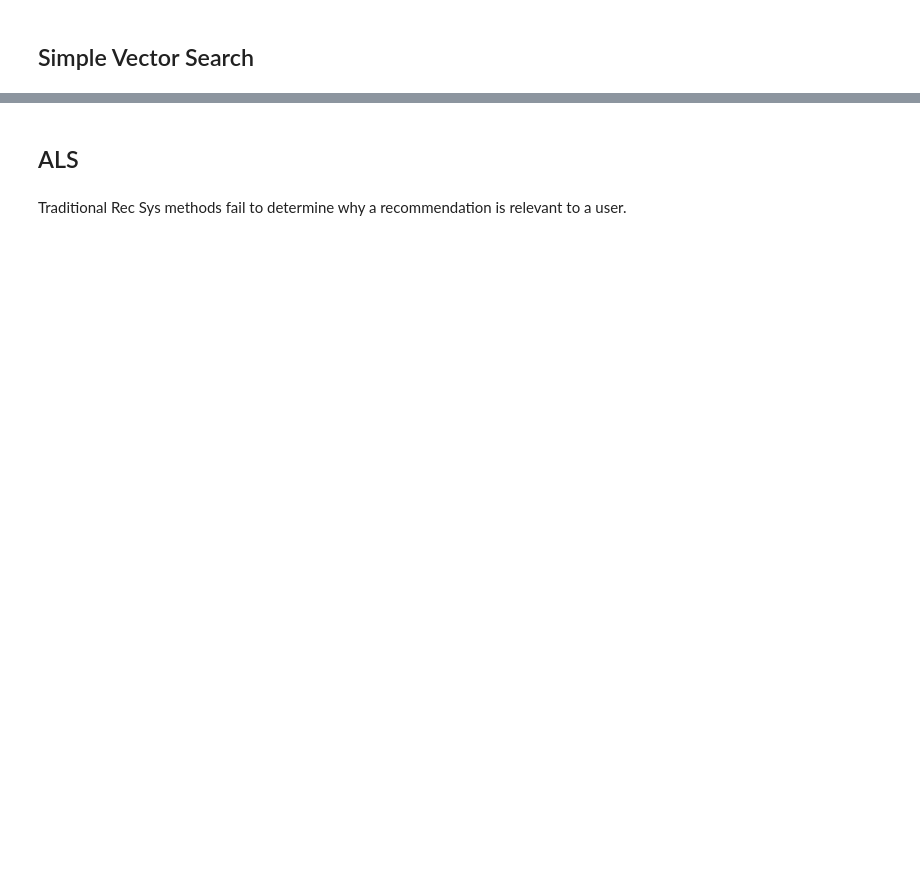
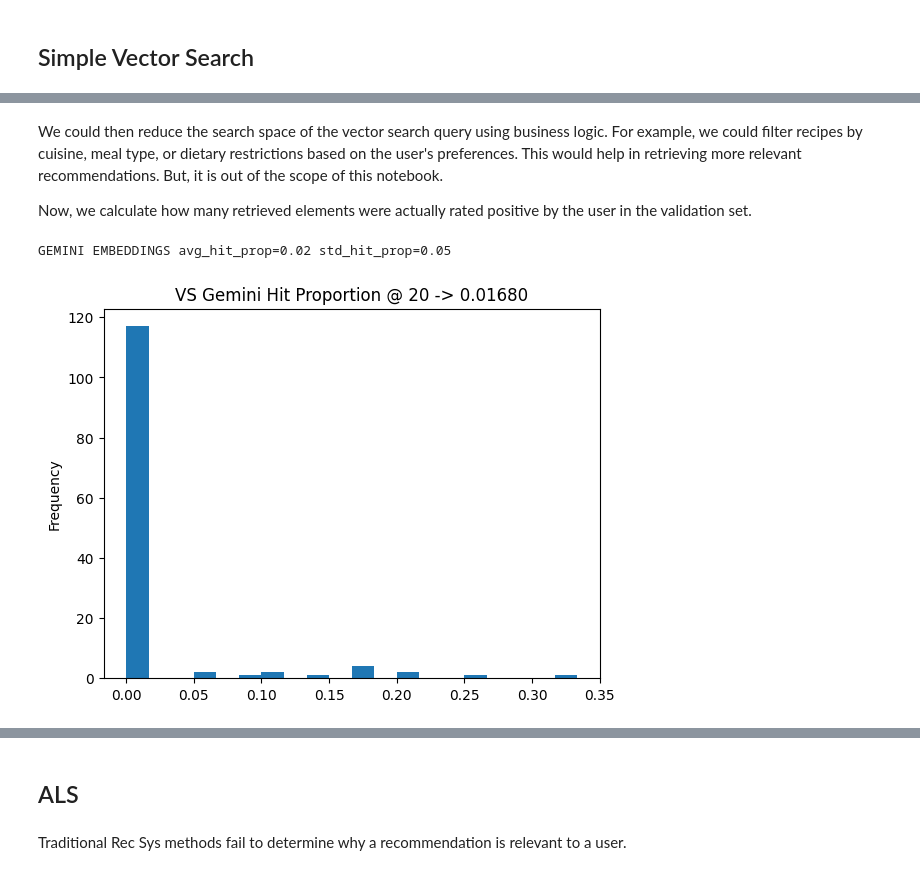
Before and after one commit to jeremy-jmc/kaggle-bigquery-hackaton-2025, a Jupyter notebook: deliverable.ipynb, the cells around one changed output, grey strips where cells are left out. Saved outputs shown, nothing was run; the diff lists cells and outputs as text; code cells hidden in the pictures; blank space fills up the shorter version.

```diff
--- a/deliverable.ipynb
+++ b/deliverable.ipynb
@@ -898,0 +893,4 @@ We could then reduce the search space of the vector search query using business
+# %%
+TOP_K = 20
+N_NEIGHBORS = 20
+PLOT = True
@@ -904,0 +970,12 @@ This semantic search approach address in certain way the cold-start problem, as
+# %%
+matches_vs = client.query_and_wait(query_vector_search).to_dataframe()
+
+df_query = pd.json_normalize(matches_vs["query"]).rename(columns={
+    'text_embedding': 'user_text_embedding',
+})
+df_base = pd.json_normalize(matches_vs["base"]).rename(columns={
+    'text_embedding': 'recipe_text_embedding',
+})
+matches_vs = pd.concat([matches_vs.drop(["query","base"], axis=1), df_query, df_base], axis=1)
+
+display(matches_vs.head(5))
@@ -904,0 +989,28 @@ This semantic search approach address in certain way the cold-start problem, as
+# %% [markdown]
+We could then reduce the search space of the vector search query using business logic. For example, we could filter recipes by cuisine, meal type, or dietary restrictions based on the user's preferences. This would help in retrieving more relevant recommendations. But, it is out of the scope of this notebook.
+
+Now, we calculate how many retrieved elements were actually rated positive by the user in the validation set.
+# %%
+df_matches_vs = matches_vs.groupby('user_id', as_index=False).agg({
+    'rec_gt': 'first',
+    'recipe_id': list,
+    'recipe_profile_text': list,
+    'title': list,
+    'user_profile_text': 'first',   # or unique
+    'n_history': 'first'
+})
+df_matches_vs['rec_gt'] = df_matches_vs['rec_gt'].apply(lambda x: [v for v in x if v not in excluded_recipes])
+df_matches_vs['hit_count'] = df_matches_vs.apply(lambda row: sum(1 for r in row['rec_gt'] if r in row['recipe_id']), axis=1)
+df_matches_vs['hit'] = df_matches_vs['hit_count'] > 0
+df_matches_vs['hit_proportion'] = df_matches_vs['hit_count'] / df_matches_vs['rec_gt'].apply(len)
+
+avg_hit_prop = df_matches_vs['hit_proportion'].mean()
+std_hit_prop = df_matches_vs['hit_proportion'].std()
+print(f"GEMINI EMBEDDINGS {avg_hit_prop=:.2f} {std_hit_prop=:.2f}")
+
+if PLOT:
+    df_matches_vs['hit_proportion'].plot(kind='hist', bins=20, title=f'VS Gemini Hit Proportion @ {TOP_K} -> {avg_hit_prop:.5f}')
+    plt.show()
+# %% [output]
+GEMINI EMBEDDINGS avg_hit_prop=0.02 std_hit_prop=0.05
+[figure, added]
```
Also changed, not shown: parts of 40 cells of this notebook, 1 other file.
